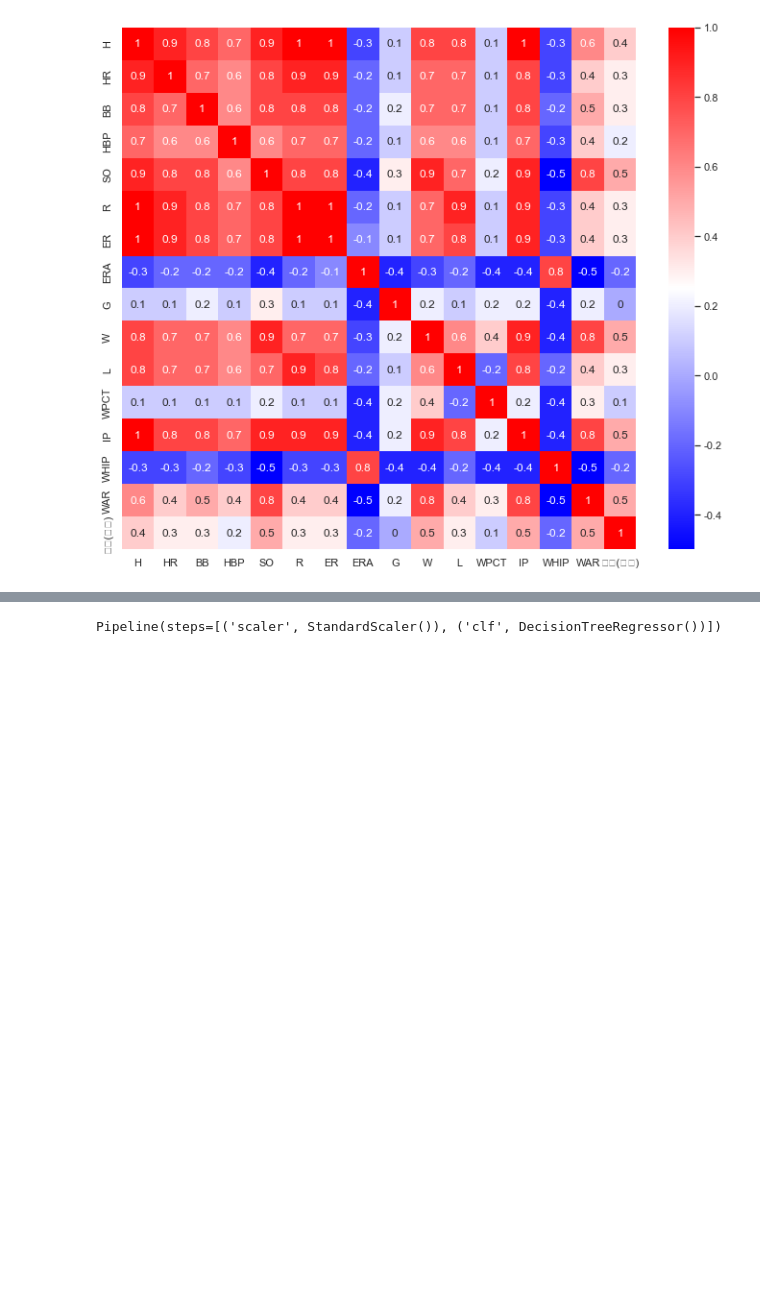
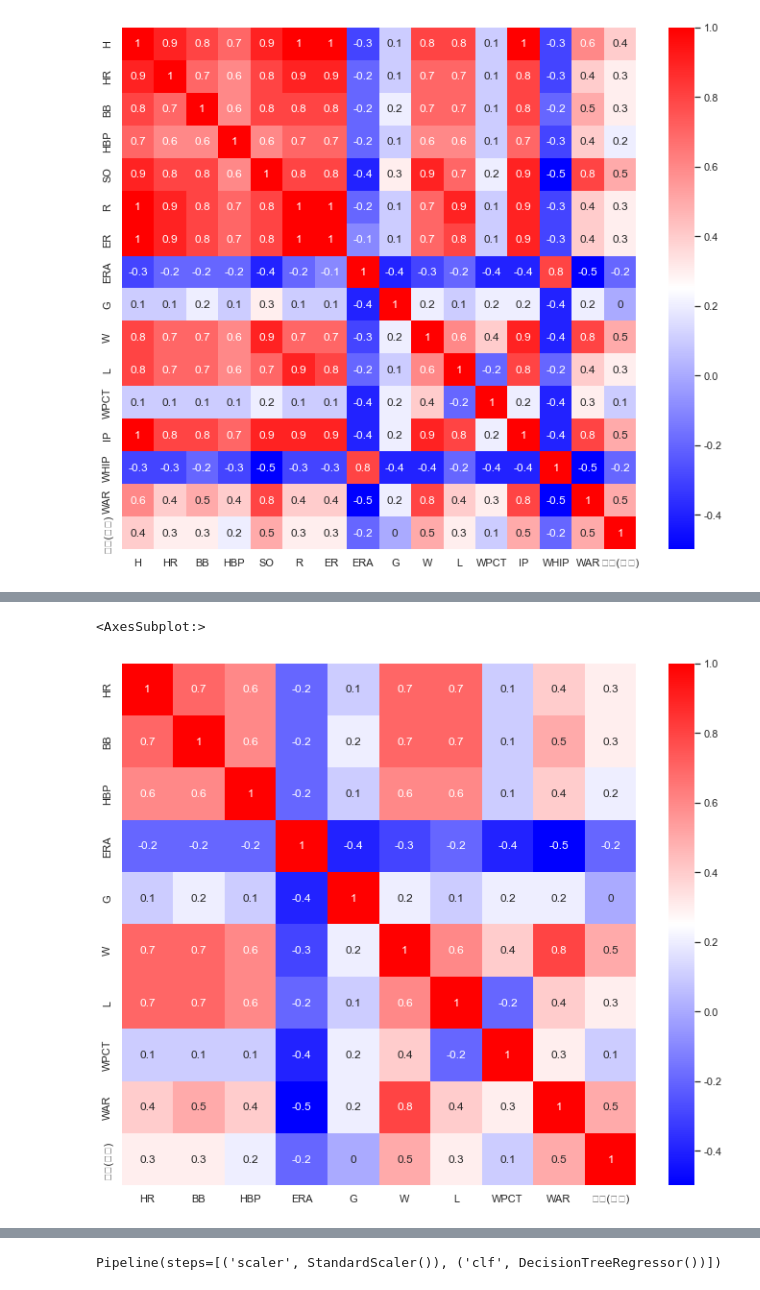
Before and after one commit to zb-dss-offline-1th/baseball-repe-1, a Jupyter notebook: [zb01_KangHT_baseball].ipynb, the cells around one changed output, grey strips where cells are left out. Saved outputs shown, nothing was run; the diff lists cells and outputs as text; code cells hidden in the pictures; blank space fills up the shorter version.

```diff
--- a/[zb01_KangHT_baseball].ipynb
+++ b/[zb01_KangHT_baseball].ipynb
@@ -581,0 +738,8 @@ sns.heatmap(data=correlation_matrix, annot=True, cmap="bwr")
+# %%
+correlation_matrix = Final_baseball_salay.corr().round(1)
+plt.figure(figsize=(12, 10))
+sns.heatmap(data=correlation_matrix, annot=True, cmap="bwr")
+# 다시 확인
+# %% [output]
+<AxesSubplot:>
+[figure, added]
```
Also changed, not shown: parts of 19 cells of this notebook.
